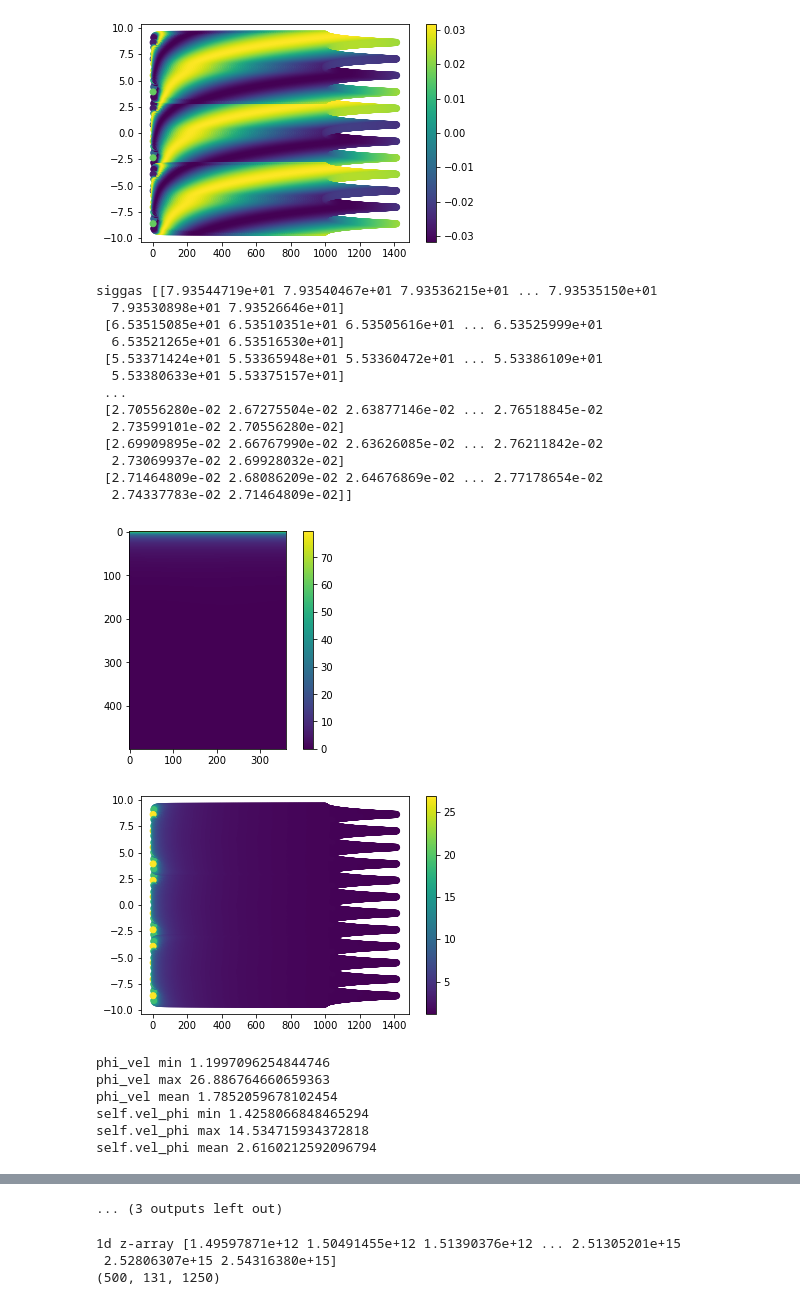
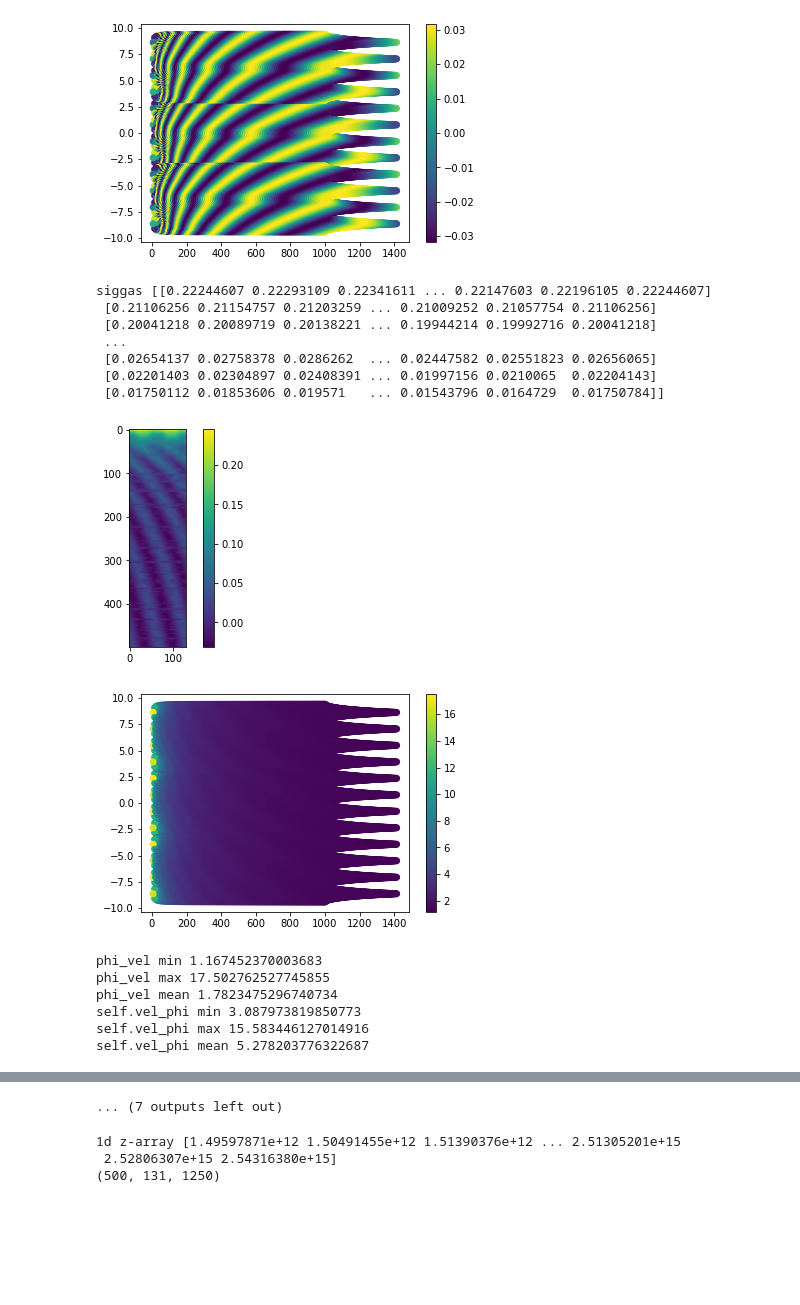
Before and after one commit to theochawla/49ceti_warpmodel, a Jupyter notebook: Spiral/spiral_test.ipynb, the cells around one changed output, grey strips where cells are left out. Drawn from its saved outputs; the diff is of its cells as text; code cells hidden in the pictures; blank space fills up the shorter version.

Commit message:
added debris disk parameters. Disk looks very small for some reason... gridding issue?
With debris disk, surface density perturbation is too strong, so I need to decrease amplitude significantly.

```diff
--- a/Spiral/spiral_test.ipynb
+++ b/Spiral/spiral_test.ipynb
@@ -14,7 +14,6 @@ from scipy.interpolate import LinearNDInterpolator as interpnd
 # %%
 '''testing disk model'''
 
-
 #x = disk.Disk(zmax=10)
-x = disk.Disk()
+x = disk.Disk(Tmid0=14, Rc=50., sigbound=[1e-3,np.inf],zmax=30, McoG=1e-4, Aout=200.)
 # %% [output]
@@ -38,22 +37,16 @@ rf (1d) [[1.49597871e+14 1.49597871e+14 1.49597871e+14 ... 1.49597871e+14
-[figure, old version]
+[figure, new version]
-siggas [[7.93544719e+01 7.93540467e+01 7.93536215e+01 ... 7.93535150e+01
-  7.93530898e+01 7.93526646e+01]
- [6.53515085e+01 6.53510351e+01 6.53505616e+01 ... 6.53525999e+01
-  6.53521265e+01 6.53516530e+01]
- [5.53371424e+01 5.53365948e+01 5.53360472e+01 ... 5.53386109e+01
-  5.53380633e+01 5.53375157e+01]
+siggas [[0.22244607 0.22293109 0.22341611 ... 0.22147603 0.22196105 0.22244607]
+ [0.21106256 0.21154757 0.21203259 ... 0.21009252 0.21057754 0.21106256]
+ [0.20041218 0.20089719 0.20138221 ... 0.19944214 0.19992716 0.20041218]
  ...
- [2.70556280e-02 2.67275504e-02 2.63877146e-02 ... 2.76518845e-02
-  2.73599101e-02 2.70556280e-02]
- [2.69909895e-02 2.66767990e-02 2.63626085e-02 ... 2.76211842e-02
-  2.73069937e-02 2.69928032e-02]
- [2.71464809e-02 2.68086209e-02 2.64676869e-02 ... 2.77178654e-02
-  2.74337783e-02 2.71464809e-02]]
+ [0.02654137 0.02758378 0.0286262  ... 0.02447582 0.02551823 0.02656065]
+ [0.02201403 0.02304897 0.02408391 ... 0.01997156 0.0210065  0.02204143]
+ [0.01750112 0.01853606 0.019571   ... 0.01543796 0.0164729  0.01750784]]
-[figure, old version]
+[figure, new version]
-[figure, old version]
+[figure, new version]
-phi_vel min 1.1997096254844746
-phi_vel max 26.886764660659363
-phi_vel mean 1.7852059678102454
-self.vel_phi min 1.4258066848465294
-self.vel_phi max 14.534715934372818
-self.vel_phi mean 2.6160212592096794
+phi_vel min 1.167452370003683
+phi_vel max 17.502762527745855
+phi_vel mean 1.7823475296740734
+self.vel_phi min 3.087973819850773
+self.vel_phi max 15.583446127014916
+self.vel_phi mean 5.278203776322687
@@ -64,4 +57,4 @@ self.vel_phi mean 2.6160212592096794
-... (3 outputs left out)
+... (7 outputs left out)
 # %%
 #x = disk.Disk(zmax=500)
 # %%
```
Also changed, not shown: parts of 3 cells of this notebook, 22 other files.
